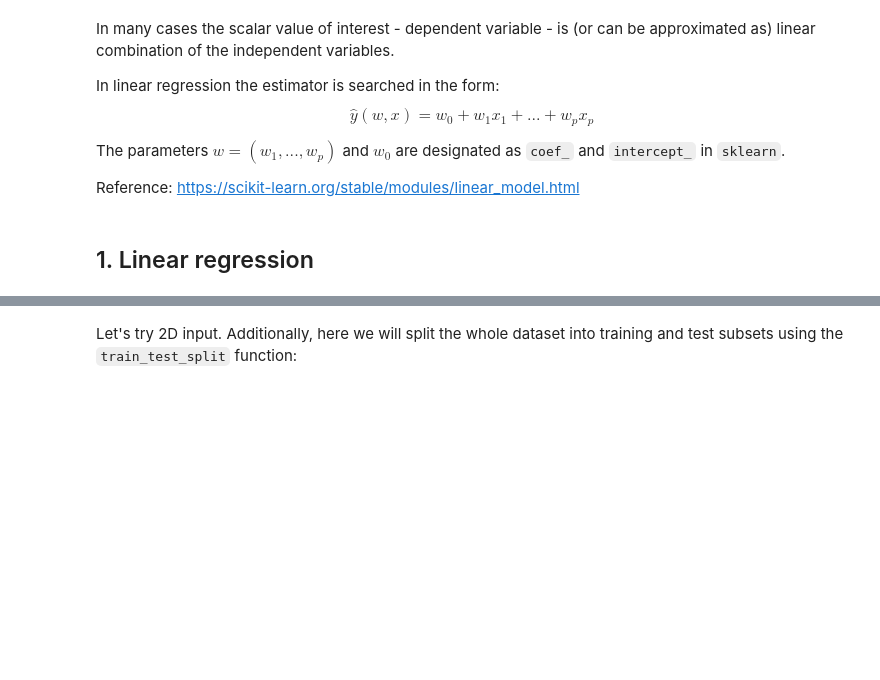
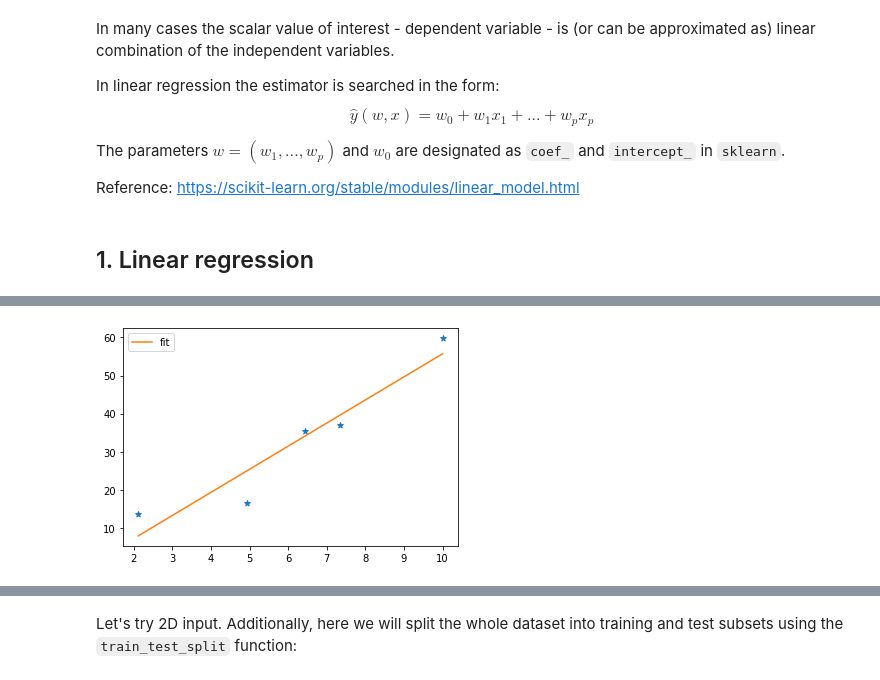
Before and after one commit to neworldemancer/DSF5, a Jupyter notebook: Course_1.ipynb, the cells around one changed output, grey strips where cells are left out. Cells and saved outputs as stored; diff of their text form; code cells hidden in the pictures; blank space fills up the shorter version.

```diff
--- a/Course_1.ipynb
+++ b/Course_1.ipynb
@@ -352,8 +363,12 @@ print(w, w0)
 # %%
 plt.scatter(x, y, marker='*')
 x_f = np.linspace(x.min(), x.max(), 10)
 y_f = w0 + w[0] * x_f
-plt.plot(x_f, y_f)
+plt.plot(x_f, y_f, label='fit', c=seaborn.color_palette()[1])
+plt.legend()
+plt.show()
+# %% [output]
+[figure, added]
 # %%
 # mse
 np.std(y - reg.predict(x))  # or use metrics.mean_squared_error(..., squared=False)
```
Also changed, not shown: parts of 14 cells of this notebook.
